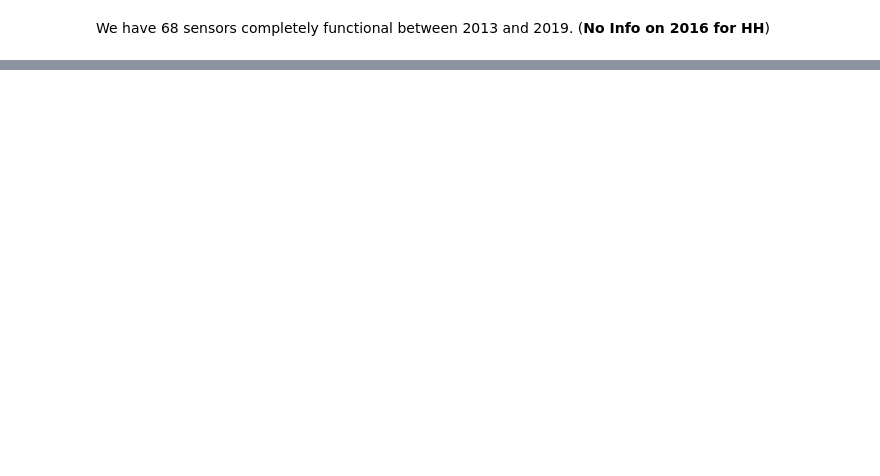
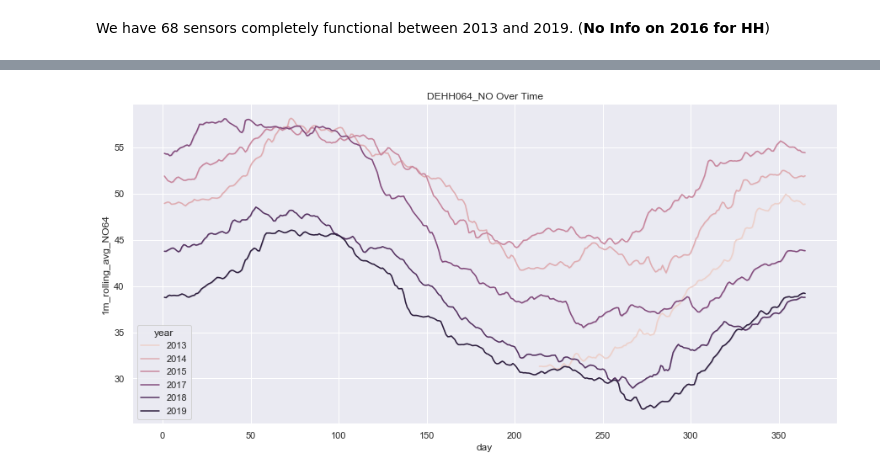
Before and after one commit to EvgenyGorelov/CorrelAid-Development-of-air-pollution-in-Hamburg, a Jupyter notebook: Correlaid.2013.19.etl.pandas.1.0.ipynb, the cells around one changed output, grey strips where cells are left out. Drawn from its saved outputs; the diff is of its cells as text; code cells hidden in the pictures; blank space fills up the shorter version.

```diff
--- a/Correlaid.2013.19.etl.pandas.1.0.ipynb
+++ b/Correlaid.2013.19.etl.pandas.1.0.ipynb
@@ -469,0 +645,11 @@ df_single.index
+# %%
+plt.figure(figsize=(15, 7))
+NO_64 = sns.lineplot(
+    x="day",
+    y="1m_rolling_avg_NO64",
+    hue="year",
+    data=df_day_year_DB
+).set_title('DEHH064_NO Over Time')
+plt.show()
+# %% [output]
+[figure, added]
```
Also changed, not shown: parts of 22 cells of this notebook.
